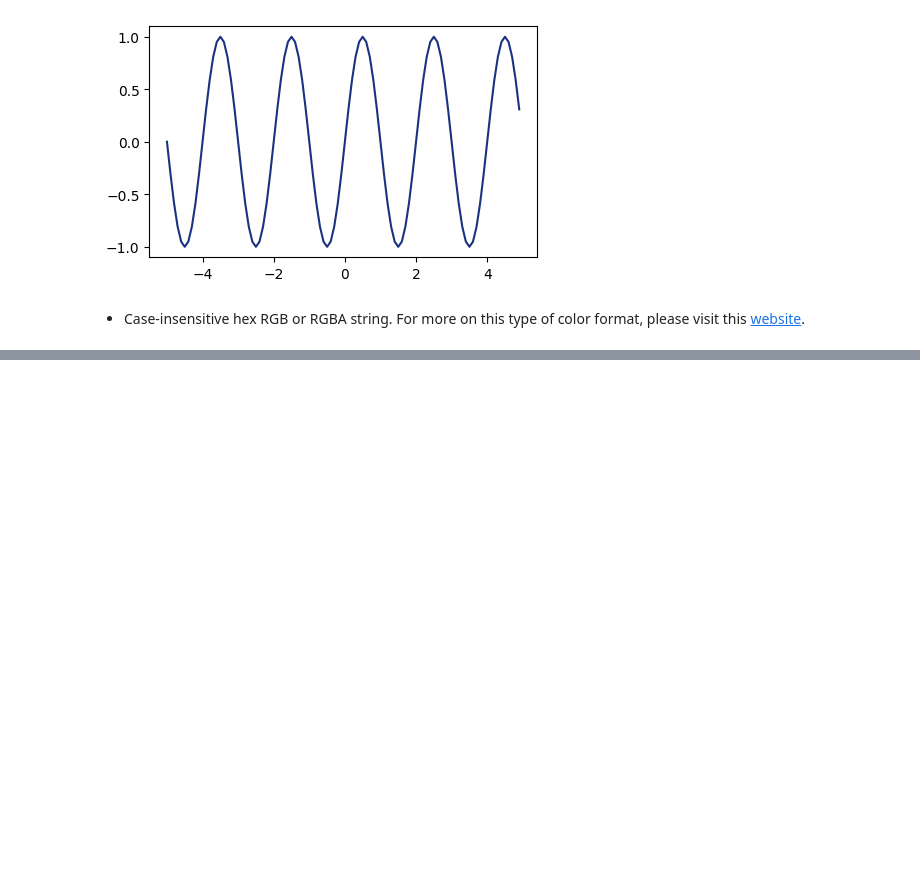
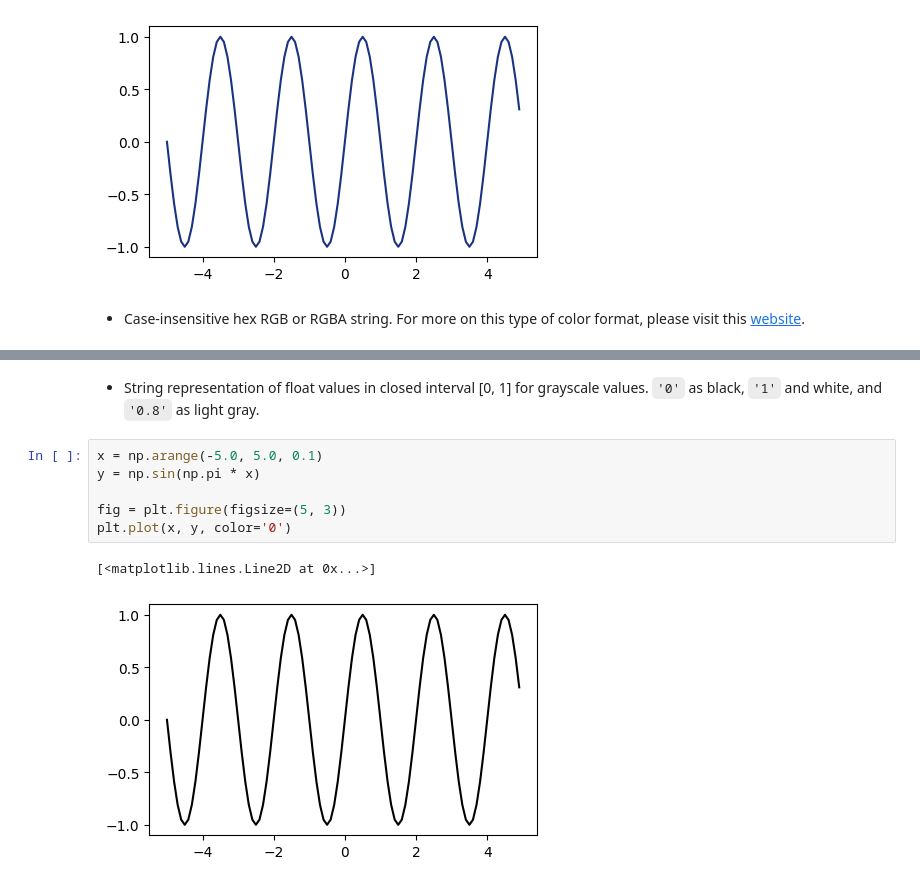
Before and after one commit to DavoodSZ1993/Python_Tutorial, a Jupyter notebook: color_formats_matplotlib.ipynb, the cells around one changed output, grey strips where cells are left out. Drawn from its saved outputs; the diff is of its cells as text; blank space fills up the shorter version.

```diff
--- a/color_formats_matplotlib.ipynb
+++ b/color_formats_matplotlib.ipynb
@@ -21,0 +42,11 @@ plt.plot(x, y, color=(0.1, 0.2, 0.5))    # (RED, GREEN, BLUE)
+# %% [markdown]
+* String representation of float values in closed interval [0, 1] for grayscale values. `'0'` as black, `'1'` and white, and `'0.8'` as light gray.
+# %%
+x = np.arange(-5.0, 5.0, 0.1)
+y = np.sin(np.pi * x)
+
+fig = plt.figure(figsize=(5, 3))
+plt.plot(x, y, color='0')
+# %% [output]
+[<matplotlib.lines.Line2D at 0x...>]
+[figure, added]
```
Also changed, not shown: parts of 5 cells of this notebook.
